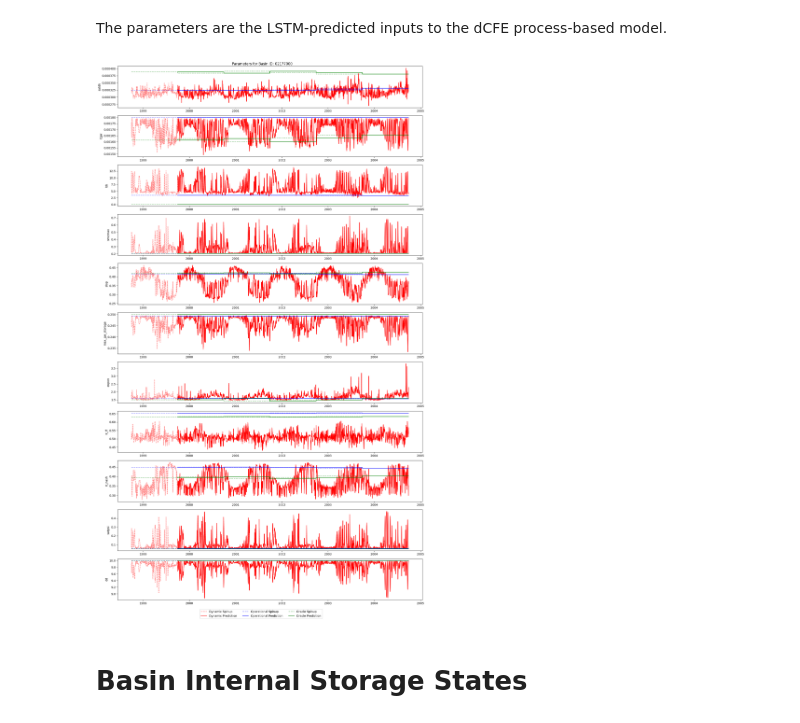
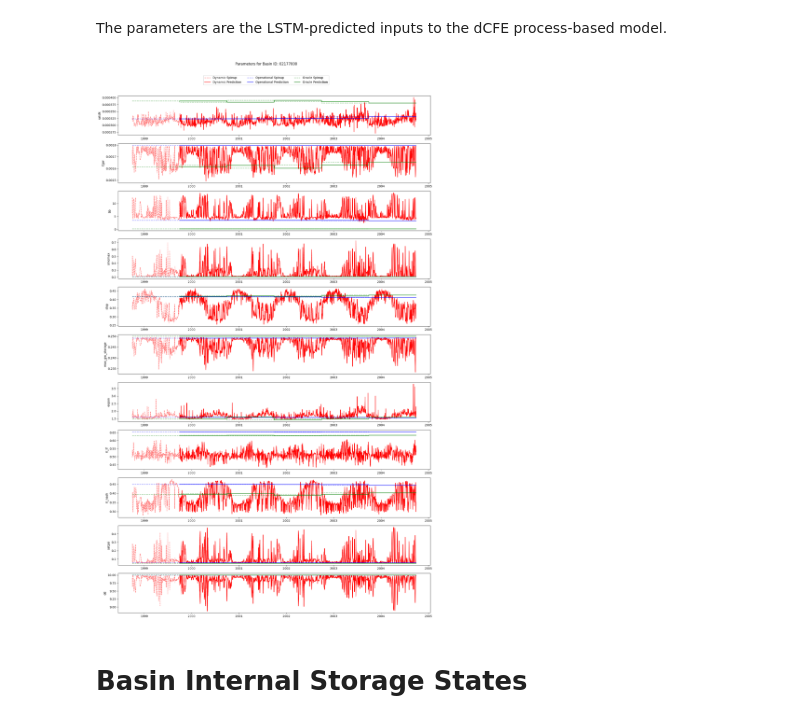
Before and after one commit to mines-ciroh/neuralhydrology-dcfe, a Jupyter notebook: examples/07-DCFE/workshop_visualizing_hybrid_model.ipynb, the cells around one changed output. Drawn from its saved outputs; the diff is of its cells as text; code cells hidden in the pictures.

Commit message:
parameterized workshop data and moved params/internal states legend to the top of the plots

```diff
--- a/examples/07-DCFE/workshop_visualizing_hybrid_model.ipynb
+++ b/examples/07-DCFE/workshop_visualizing_hybrid_model.ipynb
@@ -101,7 +101,7 @@ workshop_data = load_workshop_data(dir = workshop_data_dir, us_state="GA")
 First, a function to help plot the streamflow for basins in our set.
 # %%
 # Function for plotting the observed and predicted streamflow given a basin.
-def plot_basin_streamflow(basin: str) -> tuple[plt.Figure, plt.Axes]:
+def plot_basin_streamflow(basin: str, workshop_data: dict) -> tuple[plt.Figure, plt.Axes]:
     fig, ax = plt.subplots(figsize=(16,8), nrows=1, ncols=1)
 
     # Test period dates are the same for each model, use dynamic by default
@@ -158,7 +158,7 @@ Observed streamflow versus predicted streamflow for each of the three modes.
 # %%
 basins= list(workshop_data["dynamic"]["streamflow"].keys())
 for i, basin in enumerate(basins):
-    fig, ax = plot_basin_streamflow(basins[i])
+    fig, ax = plot_basin_streamflow(basins[i], workshop_data)
 # %% [output]
 [figure]
 [figure]
@@ -167,7 +167,7 @@ for i, basin in enumerate(basins):
 # %% [markdown]
 First, some functions to make plotting easier.
 # %%
-def plot_basin_storage_states(basin: str) -> tuple[plt.Figure, plt.Axes]:
+def plot_basin_storage_states(basin: str, workshop_data: dict) -> tuple[plt.Figure, plt.Axes]:
     # Plots the LSTM-predicted dCFE basin storage states.
     # Spinup period: 365 days long, gets states to more physically meaningful magnitudes before prediction period
     state_keys = list(workshop_data["dynamic"]["states_and_params"][basin]["spinup_internal_states"])
@@ -215,16 +215,14 @@ def plot_basin_storage_states(basin: str) -> tuple[plt.Figure, plt.Axes]:
 
         ax[i].set_ylabel(f"{state_i}")
 
-    # Pull handles/labels from the first axes only.
     handles, labels = ax[0].get_legend_handles_labels()
-    fig.legend(handles, labels, loc="lower center", ncol=3)
-
+    fig.legend(handles, labels, loc="upper center", bbox_to_anchor=(0.5, 0.96), ncol=3)
     fig.suptitle(f"Internal States for Basin ID: {basin}")
-    plt.tight_layout(rect=[0, 0.05, 1, 0.99])
+    plt.tight_layout(rect=[0, 0.02, 1, 0.94])
 
     return fig, ax
 
-def plot_basin_parameters(basin: str)-> tuple[plt.Figure, plt.Axes]:
+def plot_basin_parameters(basin: str, workshop_data: dict) -> tuple[plt.Figure, plt.Axes]:
     # Plots the LSTM-predicted dCFE input parameters.
     # Spinup period: 365 days long, gets input parameters to more physically meaningful magnitudes before prediction period
 
@@ -273,12 +271,10 @@ def plot_basin_parameters(basin: str)-> tuple[plt.Figure, plt.Axes]:
 
         ax[i].set_ylabel(f"{param_i}")
 
-    # Pull handles/labels from the first axes only.
     handles, labels = ax[0].get_legend_handles_labels()
-    fig.legend(handles, labels, loc="lower center", ncol=3)
-
+    fig.legend(handles, labels, loc="upper center", bbox_to_anchor=(0.5, 0.96), ncol=3)
     fig.suptitle(f"Parameters for Basin ID: {basin}")
-    plt.tight_layout(rect=[0, 0.02, 1, 0.99])
+    plt.tight_layout(rect=[0, 0.02, 1, 0.94])
 
     return fig, ax
 # %% [markdown]
@@ -287,9 +283,9 @@ def plot_basin_parameters(basin: str)-> tuple[plt.Figure, plt.Axes]:
 The parameters are the LSTM-predicted inputs to the dCFE process-based model.
 # %%
 # Select between any of the basins from the chosen model.
-fig, ax = plot_basin_parameters(basins[0])
+fig, ax = plot_basin_parameters(basins[0], workshop_data)
 # %% [output]
-[figure, old version]
+[figure, new version]
 # %% [markdown]
 # Basin Internal Storage States
 # %% [markdown]
```
Also changed, not shown: parts of 1 cell of this notebook.
